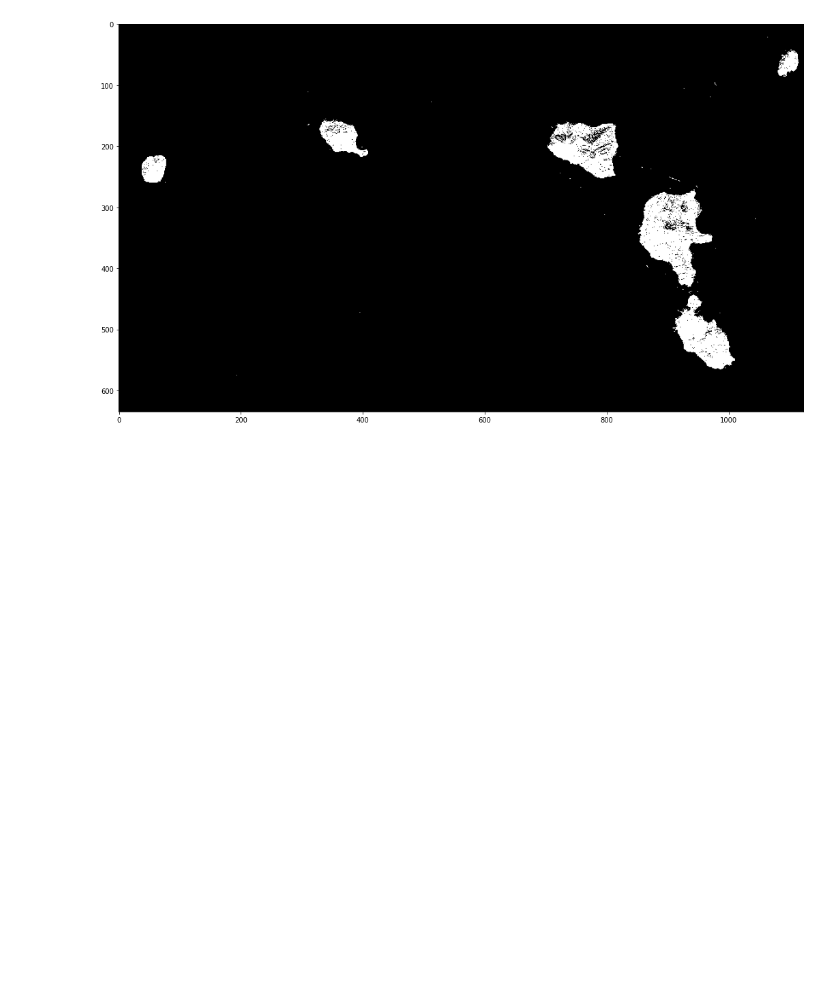
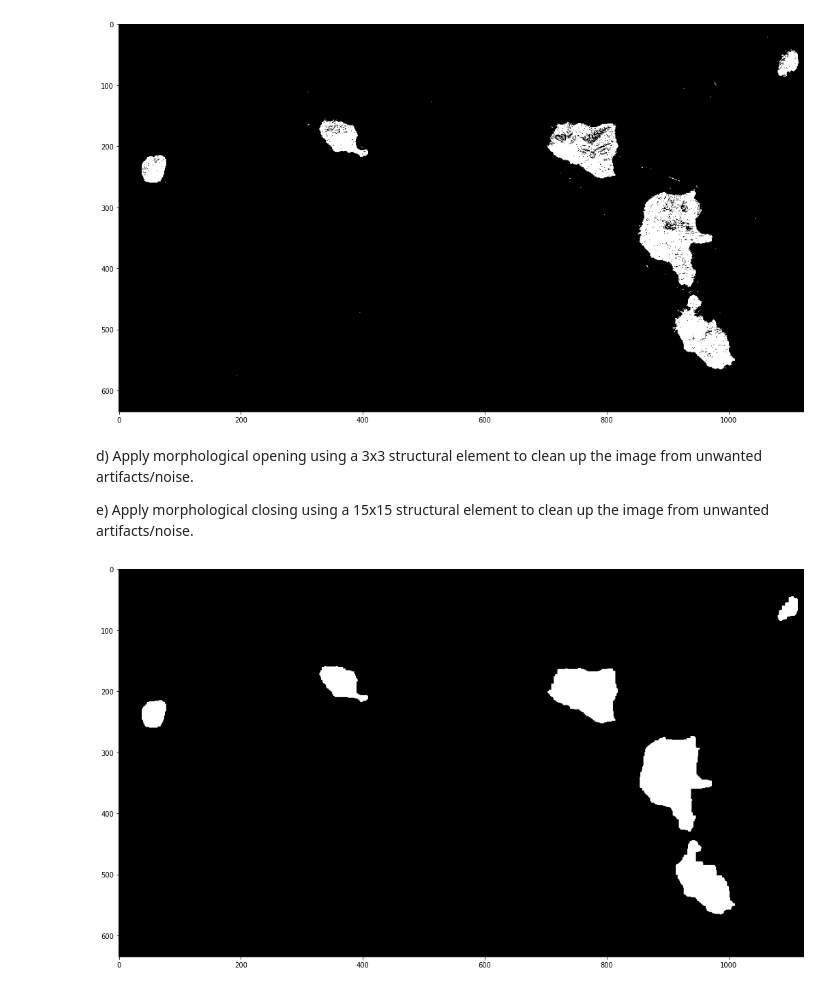
Before and after one commit to Grimm33/IPCV_Practical-2, a Jupyter notebook: Q3.ipynb, the cells around one changed output. Drawn from its saved outputs; the diff is of its cells as text; code cells hidden in the pictures; blank space fills up the shorter version.

```diff
--- a/Q3.ipynb
+++ b/Q3.ipynb
@@ -53,3 +43,19 @@ plt.imshow(binary, cmap='gray')
 plt.show()
 # %% [output]
 [figure]
+# %% [markdown]
+d)      Apply morphological opening using a 3x3 structural element to clean up the image from unwanted artifacts/noise.
+
+e)      Apply morphological closing using a 15x15 structural element to clean up the image from unwanted artifacts/noise.
+# %%
+open = np.ones((3,3), np.uint8)
+close = np.ones((15, 15), np.uint8)
+
+imgMorph = cv2.morphologyEx(binary, cv2.MORPH_OPEN, open)
+imgMorph = cv2.morphologyEx(imgMorph, cv2.MORPH_CLOSE, close)
+
+plt.figure(figsize=(18, 18))
+plt.imshow(imgMorph, cmap='gray')
+plt.show()
+# %% [output]
+[figure, added]
```
Also changed, not shown: parts of 1 cell of this notebook.
